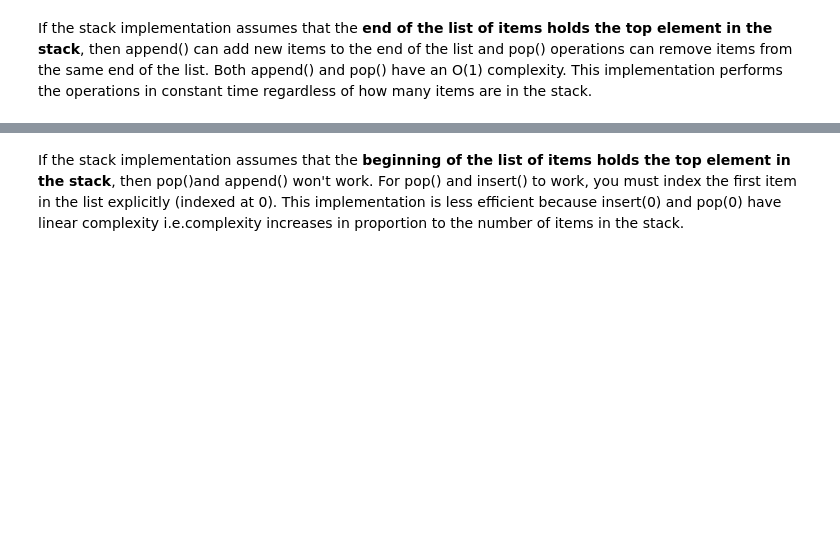
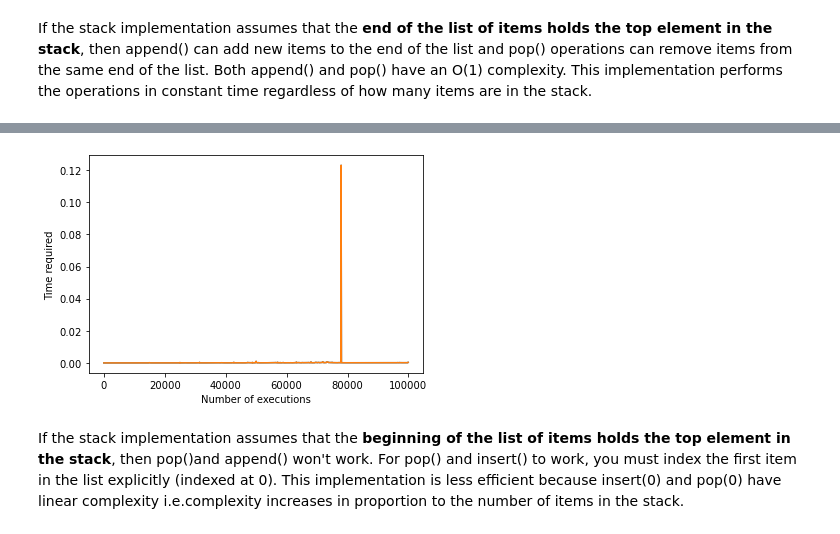
Before and after one commit to Ellezique/Python-workshop-tasks-W1, a Jupyter notebook: algorithms/one.ipynb, the cells around one changed output, grey strips where cells are left out. Cells and saved outputs as stored; diff of their text form; code cells hidden in the pictures; blank space fills up the shorter version.

```diff
--- a/algorithms/one.ipynb
+++ b/algorithms/one.ipynb
@@ -26,6 +26,10 @@ Python is an object-oriented language so the creation of a new class is an appro
 
 If the stack implementation assumes that the **end of the list of items holds the top element in the stack**, then append() can add new items to the end of the list and pop() operations can remove items from the same end of the list. Both append() and pop() have an O(1) complexity. This implementation performs the operations in constant time regardless of how many items are in the stack.
 # %%
+import time
+from random import randint
+import matplotlib.pyplot as plt
+
 # End of list holds top element. O(1) constant complexity.
 class StackEndTop:
      def __init__(self): # A class is blueprint for a set or category of things with the same attributes
@@ -40,8 +44,8 @@ class StackEndTop:
      def printlist(self): #operation to print list of all items in stack
         print(self.items)
 
-     #def max(self):
-        #print(max(self.items))
+     def max(self): #linear complexity - needs to check each item in the stack to get the max
+        print(max(self.items))
 
      def pop(self): # removes item
          return self.items.pop()
@@ -54,27 +58,54 @@ class StackEndTop:
 
 
 s = StackEndTop() #Create a stack object.
-print("The stack is empty: ", s.isEmpty())
-s.push(1) # first in.
-s.printlist() # [1]
-s.push(2) # second in
-s.printlist() # [1, 2]
-s.push(3) # third in
-s.printlist() # [1, 2, 3]
-s.push(4) # fourth in
-s.printlist() # [1, 2, 3, 4]
-#s.max() # 4
-print("The top element in the stack is: ", s.peek()) # Peek gets the top element in the stack.
-#from the same end of the stack:
-print(s.pop()) # last in, first out. pop fourth in. pop 4
-s.printlist() # [1, 2, 3]
-print(s.pop()) # third out. pop 3
-s.printlist() # [1, 2]
-print(s.pop()) # second out. pop 2
-s.printlist()  #[1]
-print(s.pop()) # first out. pop 1
-s.printlist() # empty array
-print("The list size is: ", s.size()) # 0
+
+#TESTING
+list_of_int = 100000
+list1 = [randint(0,1000) for i in range(list_of_int)] # random integer between 0 to 999.
+times=[]
+#TEST PUSH
+for x in range(0, list_of_int ,100):
+    start_time = time.time()
+    list2 = s.push(list1[:x])
+    elapsed_time = time.time() - start_time
+    times.append(elapsed_time)
+x=[i for i in range(0, list_of_int ,100)]
+
+#TEST POP
+
+
+#TEST MAX
+
+
+# PLOTTING RESULTS
+# This needs to be at the bottom to ensure the most recent results are plotted
+plt.xlabel("Number of executions")
+plt.ylabel("Time required")
+plt.plot(x,times)
+plt.plot(x,times)
+
+#MANUAL TESTING
+# print("The stack is empty: ", s.isEmpty())
+# s.push(1) # first in.
+# s.printlist() # [1]
+# s.push(2) # second in
+# s.printlist() # [1, 2]
+# s.push(3) # third in
+# s.printlist() # [1, 2, 3]
+# s.push(4) # fourth in
+# s.printlist() # [1, 2, 3, 4]
+# #s.max() # 4
+# print("The top element in the stack is: ", s.peek()) # Peek gets the top element in the stack.
+# #from the same end of the stack:
+# print(s.pop()) # last in, first out. pop fourth in. pop 4
+# s.printlist() # [1, 2, 3]
+# print(s.pop()) # third out. pop 3
+# s.printlist() # [1, 2]
+# print(s.pop()) # second out. pop 2
+# s.printlist()  #[1]
+# print(s.pop()) # first out. pop 1
+# s.printlist() # empty array
+# print("The list size is: ", s.size()) # 0
 
 #test the max value
 #s.push(13)
@@ -112,3 +129,4 @@ The list size is:  0
+[figure, added]
 # %% [markdown]
 If the stack implementation assumes that the **beginning of the list of items holds the top element in the stack**, then pop()and append() won't work. For pop() and insert() to work, you must index the first item in the list explicitly (indexed at 0). This implementation is less efficient because insert(0) and pop(0) have linear complexity i.e.complexity  increases in proportion to the number of items in the stack.
 # %%
```
Also changed, not shown: parts of 4 cells of this notebook, 2 other files.
